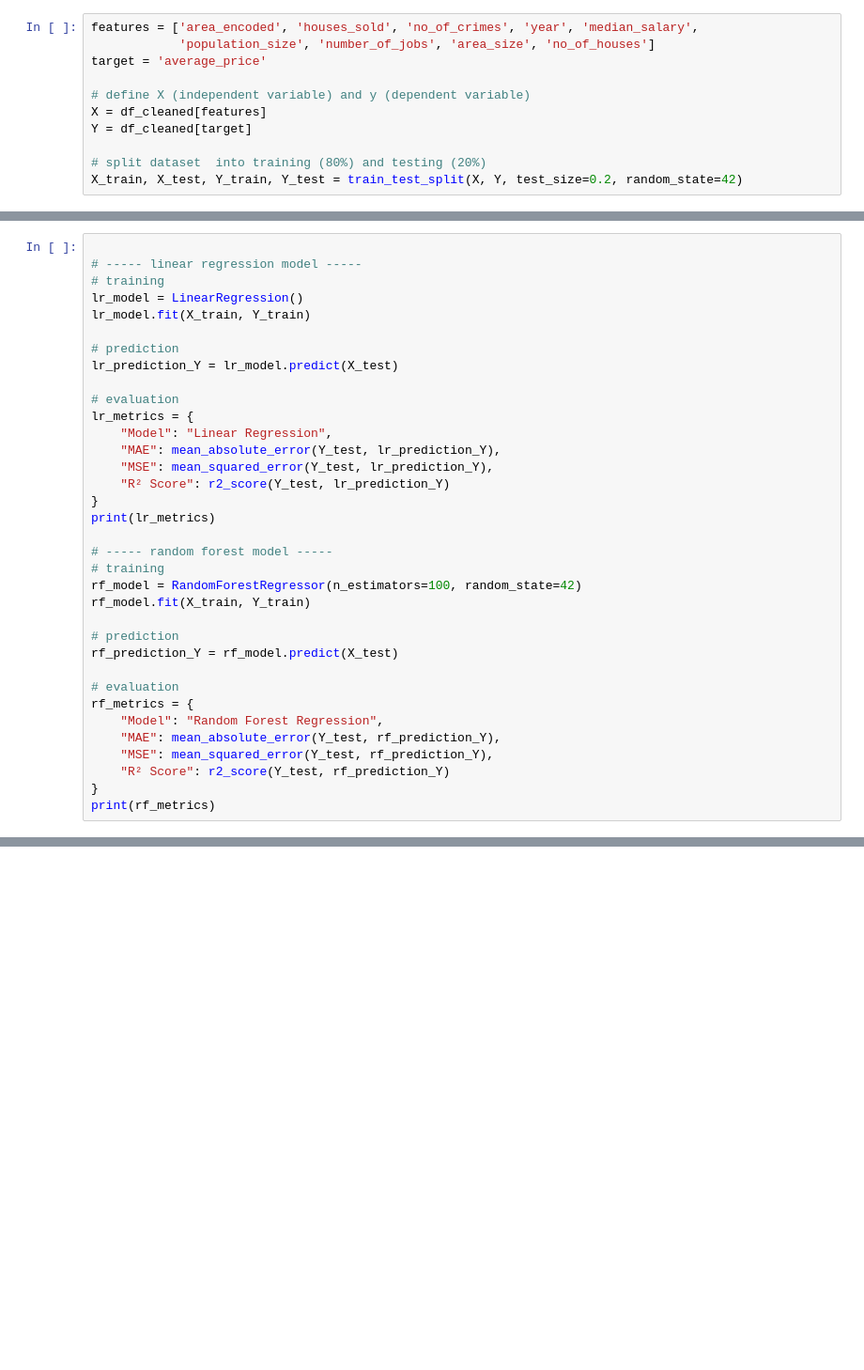
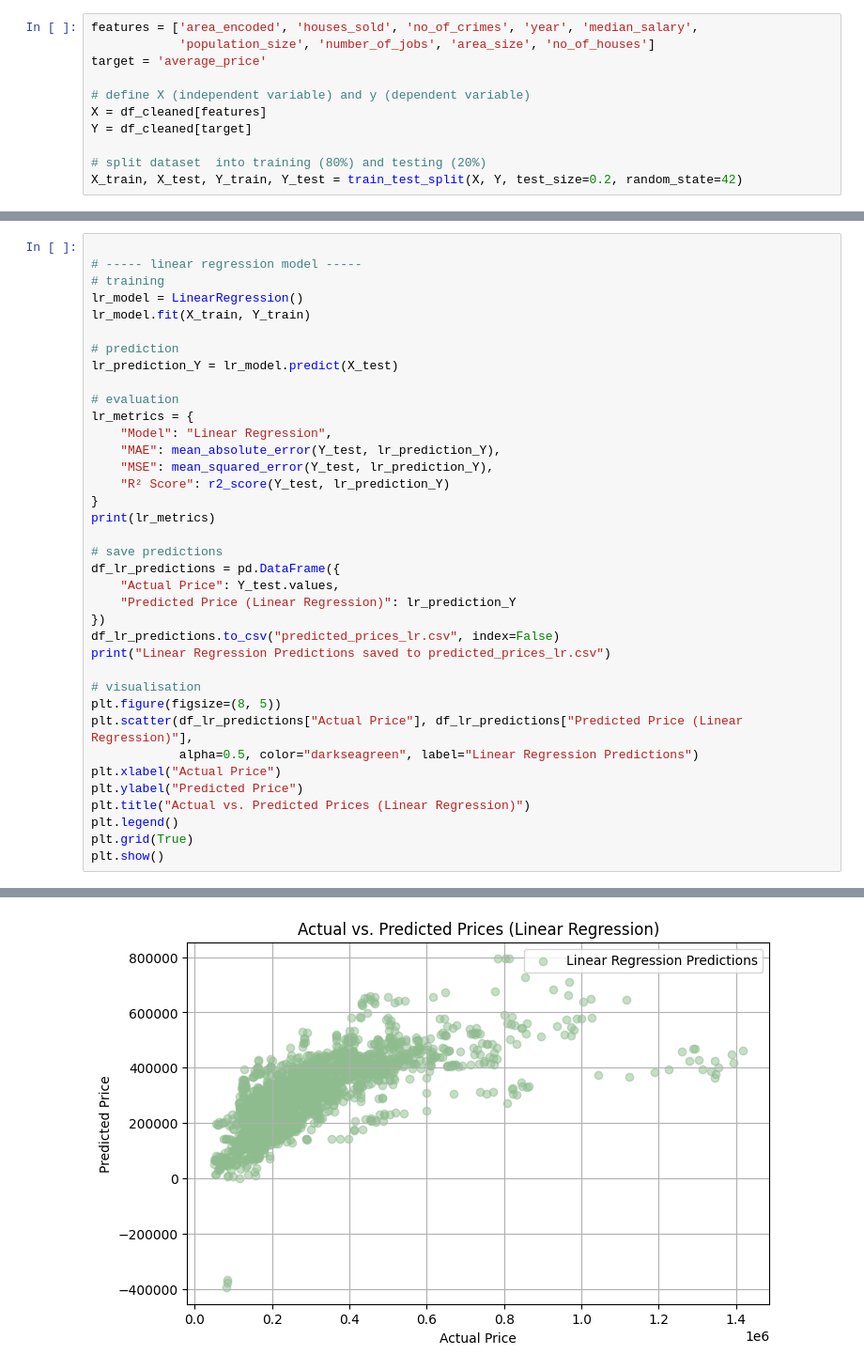
Before and after one commit to chaek0115/Housing-in-London, a Jupyter notebook: Coursework_Data Analytics_housing-in-london.ipynb, the cells around one changed output, grey strips where cells are left out. Shown at 94% size. Cells and saved outputs as stored; diff of their text form; blank space fills up the shorter version.

Commit message:
predicted price per analysis method

```diff
--- a/Coursework_Data Analytics_housing-in-london.ipynb
+++ b/Coursework_Data Analytics_housing-in-london.ipynb
@@ -186,21 +185,23 @@ lr_metrics = {
 }
 print(lr_metrics)
 
-# ----- random forest model -----
-# training
-rf_model = RandomForestRegressor(n_estimators=100, random_state=42)
-rf_model.fit(X_train, Y_train)
+# save predictions
+df_lr_predictions = pd.DataFrame({
+    "Actual Price": Y_test.values,
+    "Predicted Price (Linear Regression)": lr_prediction_Y
+})
+df_lr_predictions.to_csv("predicted_prices_lr.csv", index=False)
+print("Linear Regression Predictions saved to predicted_prices_lr.csv")
 
-# prediction
-rf_prediction_Y = rf_model.predict(X_test)
-
-# evaluation
-rf_metrics = {
-    "Model": "Random Forest Regression",
-    "MAE": mean_absolute_error(Y_test, rf_prediction_Y),
-    "MSE": mean_squared_error(Y_test, rf_prediction_Y),
-    "R² Score": r2_score(Y_test, rf_prediction_Y)
-}
-print(rf_metrics)
+# visualisation
+plt.figure(figsize=(8, 5))
+plt.scatter(df_lr_predictions["Actual Price"], df_lr_predictions["Predicted Price (Linear Regression)"],
+            alpha=0.5, color="darkseagreen", label="Linear Regression Predictions")
+plt.xlabel("Actual Price")
+plt.ylabel("Predicted Price")
+plt.title("Actual vs. Predicted Prices (Linear Regression)")
+plt.legend()
+plt.grid(True)
+plt.show()
 # %% [output]
 {'Model': 'Linear Regression', 'MAE': 85895.27727616078, 'MSE': 18605946107.755978, 'R² Score': 0.4647081827471623}
@@ -207,0 +209 @@ print(rf_metrics)
+[figure, added]
```
Also changed, not shown: parts of 6 cells of this notebook, 2 other files.
